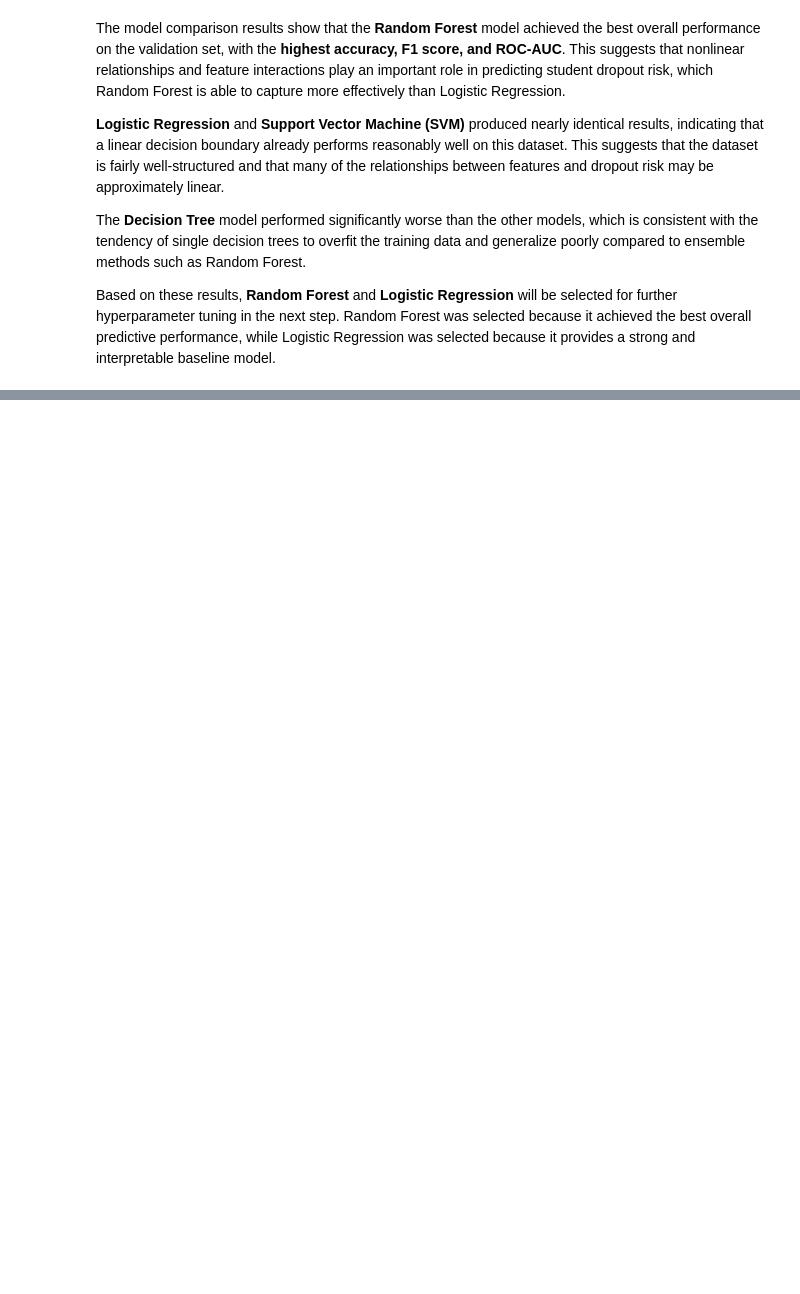
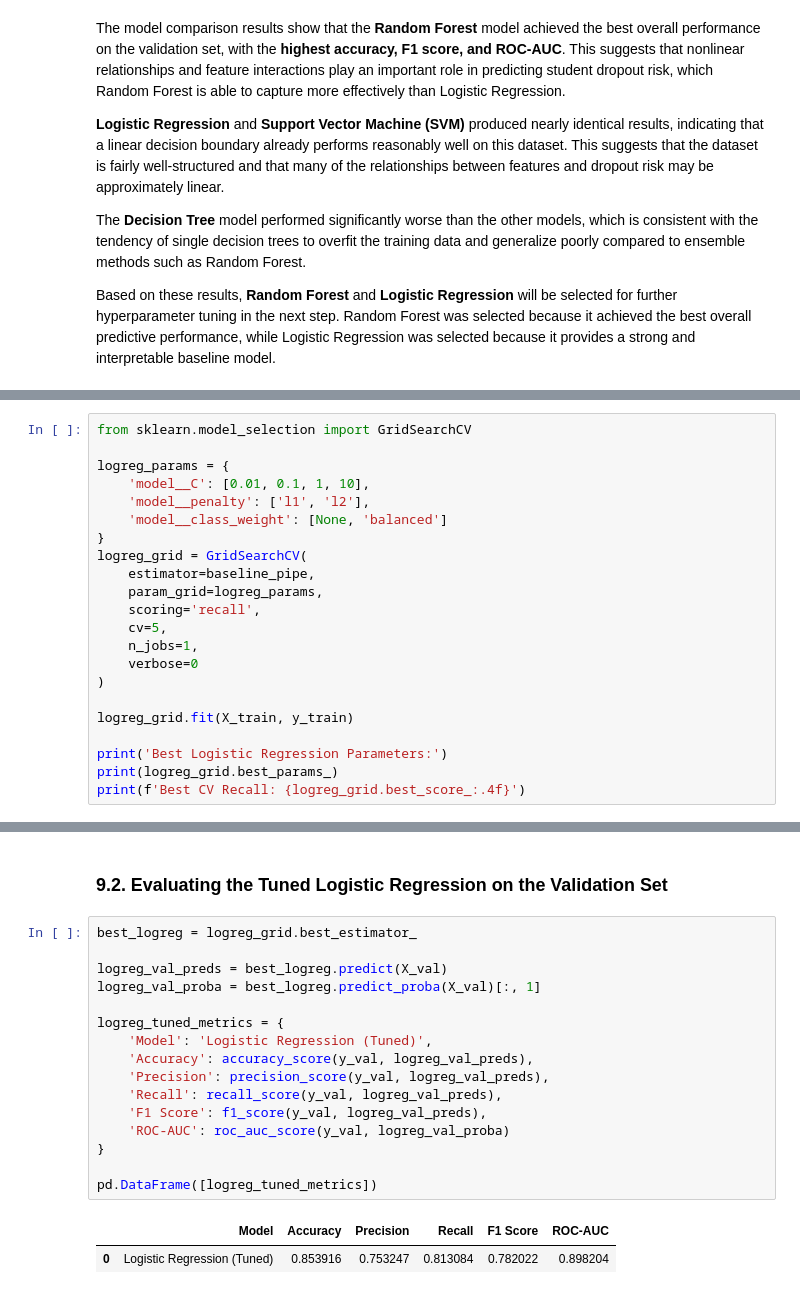
Before and after one commit to dziaoure/ai-ml-ucberkeley, a Jupyter notebook: capstone-project/capstone.ipynb, the cells around one changed output, grey strips where cells are left out. Cells and saved outputs as stored; diff of their text form; blank space fills up the shorter version.

```diff
--- a/capstone-project/capstone.ipynb
+++ b/capstone-project/capstone.ipynb
@@ -1086,0 +1099,22 @@ Based on these results, **Random Forest** and **Logistic Regression** will be se
+# %%
+from sklearn.model_selection import GridSearchCV
+
+logreg_params = {
+    'model__C': [0.01, 0.1, 1, 10],
+    'model__penalty': ['l1', 'l2'],
+    'model__class_weight': [None, 'balanced']
+}
+logreg_grid = GridSearchCV(
+    estimator=baseline_pipe,
+    param_grid=logreg_params,
+    scoring='recall',
+    cv=5,
+    n_jobs=1,
+    verbose=0
+)
+
+logreg_grid.fit(X_train, y_train)
+
+print('Best Logistic Regression Parameters:')
+print(logreg_grid.best_params_)
+print(f'Best CV Recall: {logreg_grid.best_score_:.4f}')
@@ -1086,0 +1129,21 @@ Based on these results, **Random Forest** and **Logistic Regression** will be se
+# %% [markdown]
+### 9.2. Evaluating the Tuned Logistic Regression on the Validation Set
+# %%
+best_logreg = logreg_grid.best_estimator_
+
+logreg_val_preds = best_logreg.predict(X_val)
+logreg_val_proba = best_logreg.predict_proba(X_val)[:, 1]
+
+logreg_tuned_metrics = {
+    'Model': 'Logistic Regression (Tuned)',
+    'Accuracy': accuracy_score(y_val, logreg_val_preds),
+    'Precision': precision_score(y_val, logreg_val_preds),
+    'Recall': recall_score(y_val, logreg_val_preds),
+    'F1 Score': f1_score(y_val, logreg_val_preds),
+    'ROC-AUC': roc_auc_score(y_val, logreg_val_proba)
+}
+
+pd.DataFrame([logreg_tuned_metrics])
+# %% [output]
+|  | Model | Accuracy | Precision | Recall | F1 Score | ROC-AUC |
+| 0 | Logistic Regression (Tuned) | 0.853916 | 0.753247 | 0.813084 | 0.782022 | 0.898204 |
```
Also changed, not shown: parts of 28 cells of this notebook.
